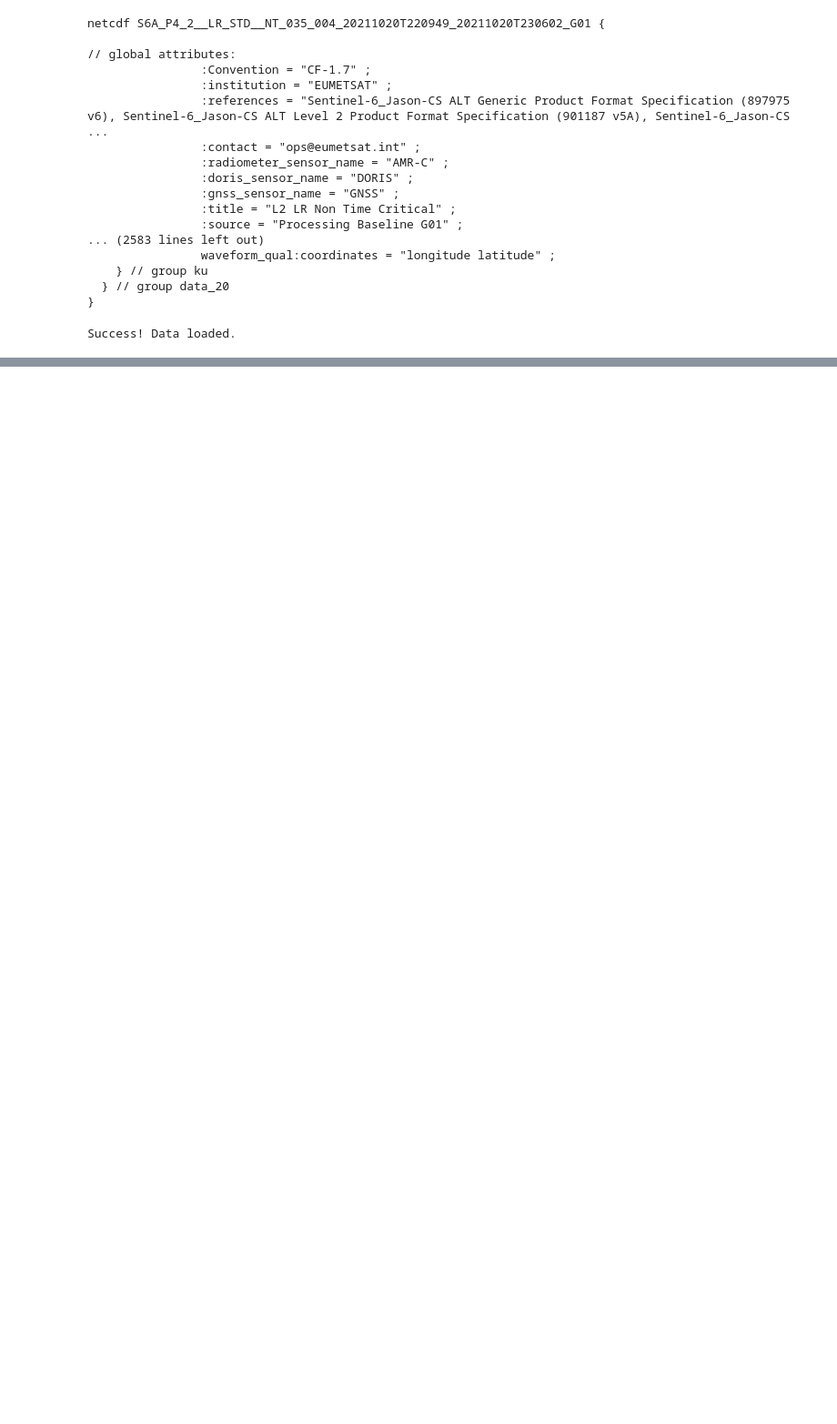
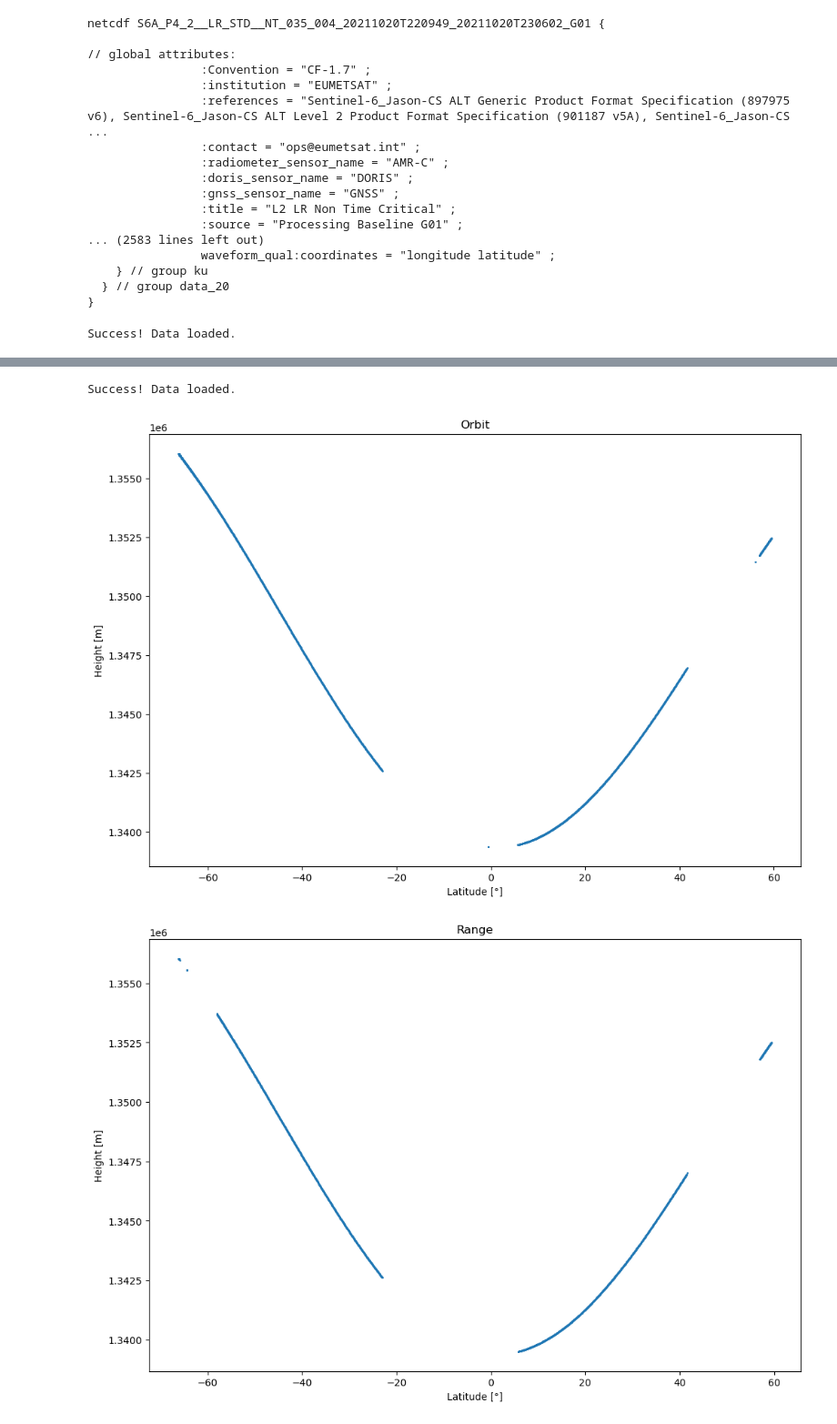
Before and after one commit to giulia-tafuni/Satellite-Altimetry-and-Physical-Oceanography, a Jupyter notebook: L7-corrections.ipynb, the cells around one changed output, grey strips where cells are left out. Shown at 91% size. Drawn from its saved outputs; the diff is of its cells as text; code cells hidden in the pictures; blank space fills up the shorter version.

```diff
--- a/L7-corrections.ipynb
+++ b/L7-corrections.ipynb
@@ -70,2 +77,59 @@ plt.show()
 # %%
-### Proceed in the
+### Proceed in the same way with the others variables of interest
+from netCDF4 import Dataset
+import matplotlib.pyplot as plt
+
+### RANGE ###
+try:
+    with Dataset(file_path, "r") as ds:
+        # Navigate the groups
+        grp = ds.groups["data_01"]
+        sub_grp = grp.groups["ku"]
+
+        # Pull latitude/longitude from the 'data_01' group
+        lat = grp.variables["latitude"][:]
+        orbit = grp.variables["altitude"][:]
+        range = sub_grp.variables["range_ocean"][:]
+
+        open_ocean_flag = grp.variables["surface_classification_flag"][:]
+        open_ocean = (open_ocean_flag == 0)
+
+        #Filter data to keep only the one in the open ocean
+        lat_keep = lat[open_ocean]
+        orbit_keep = orbit[open_ocean]
+        range_keep = range[open_ocean]
+
+        print("Success! Data loaded.")
+except Exception as e:
+    print(f"Error processing file {file_path}: {e}")
+
+#Plot Orbit
+
+fig = plt.figure(figsize=(12, 8))
+plt.scatter(lat_keep, orbit_keep, s=1)
+plt.title("Orbit")
+plt.xlabel("Latitude [°]")
+plt.ylabel("Height [m]")
+plt.show()
+
+#Plot Range
+
+fig = plt.figure(figsize=(12, 8))
+plt.scatter(lat_keep, range_keep, s=1)
+plt.title("Range")
+plt.xlabel("Latitude [°]")
+plt.ylabel("Height [m]")
+plt.show()
+
+sea_surface_heigh = orbit_keep-range_keep
+#Plot Sea Surface Height
+fig = plt.figure(figsize=(12, 8))
+plt.scatter(lat_keep, sea_surface_heigh, s=1)
+plt.title("Sea Surface Height (Orbit - Range)")
+plt.xlabel("Latitude [°]")
+plt.ylabel("Height [m]")
+plt.show()
+# %% [output]
+Success! Data loaded.
+[figure, added]
+[figure, added]
```
Also changed, not shown: parts of 4 cells of this notebook.
